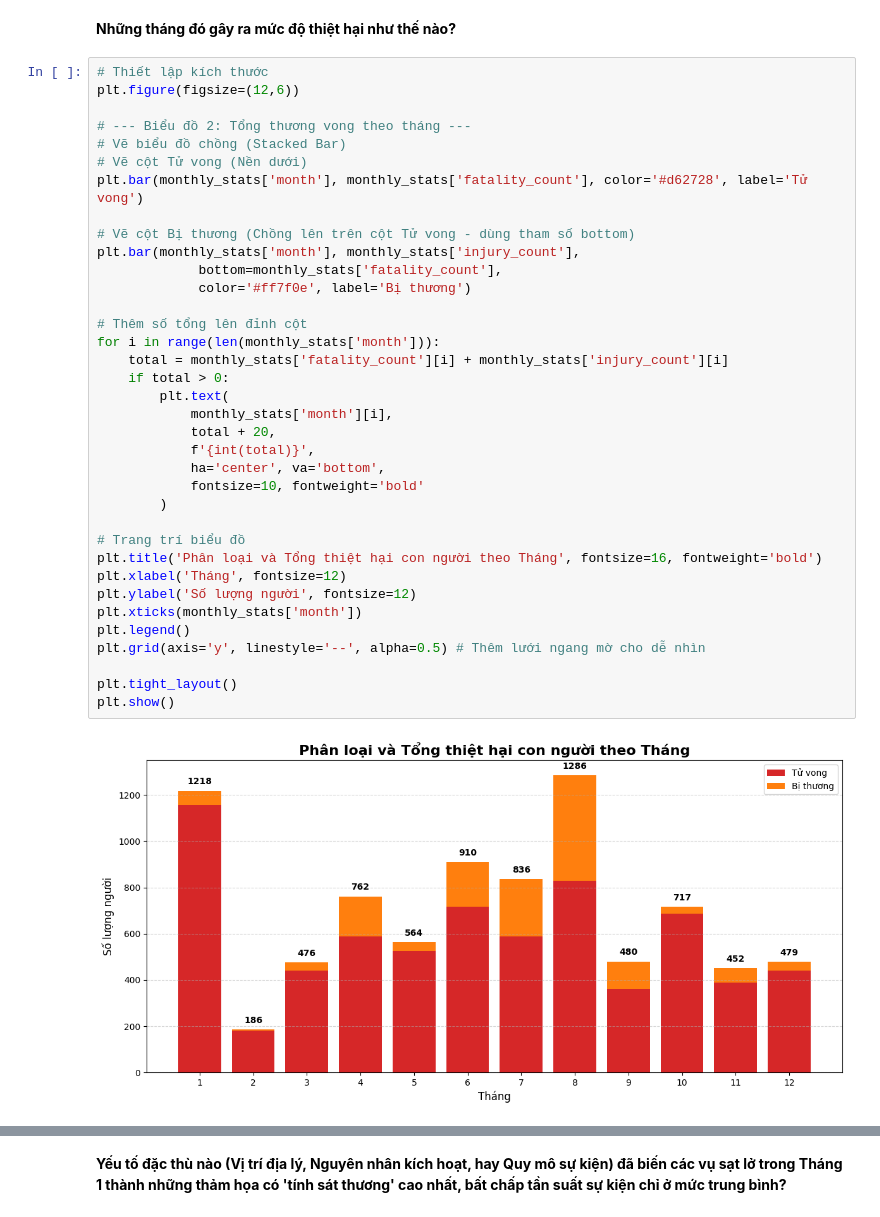
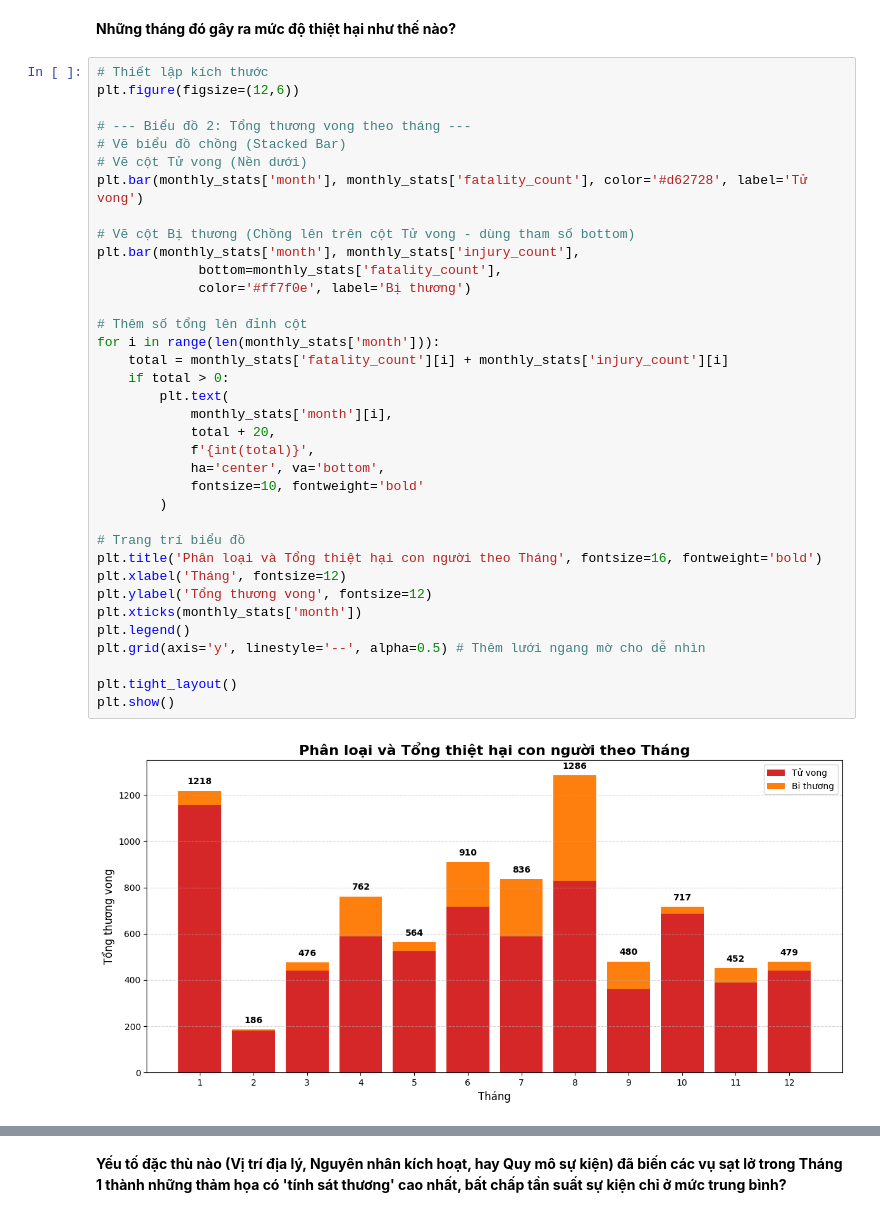
Before and after one commit to tientien01/Global-Landslide-Catalog-NASA-Analysis, a Jupyter notebook: notebook/05_modeling.ipynb, the cells around one changed output, grey strips where cells are left out. Drawn from its saved outputs; the diff is of its cells as text.

```diff
--- a/notebook/05_modeling.ipynb
+++ b/notebook/05_modeling.ipynb
@@ -166,35 +166,35 @@ plt.figure(figsize=(12,6))
 # Vẽ cột Tử vong (Nền dưới)
 plt.bar(monthly_stats['month'], monthly_stats['fatality_count'], color='#d62728', label='Tử vong')
 
 # Vẽ cột Bị thương (Chồng lên trên cột Tử vong - dùng tham số bottom)
 plt.bar(monthly_stats['month'], monthly_stats['injury_count'],
              bottom=monthly_stats['fatality_count'],
              color='#ff7f0e', label='Bị thương')
 
 # Thêm số tổng lên đỉnh cột
 for i in range(len(monthly_stats['month'])):
     total = monthly_stats['fatality_count'][i] + monthly_stats['injury_count'][i]
     if total > 0:
         plt.text(
             monthly_stats['month'][i],
             total + 20,
             f'{int(total)}',
             ha='center', va='bottom',
             fontsize=10, fontweight='bold'
         )
 
 # Trang trí biểu đồ
 plt.title('Phân loại và Tổng thiệt hại con người theo Tháng', fontsize=16, fontweight='bold')
 plt.xlabel('Tháng', fontsize=12)
-plt.ylabel('Số lượng người', fontsize=12)
+plt.ylabel('Tổng thương vong', fontsize=12)
 plt.xticks(monthly_stats['month'])
 plt.legend()
 plt.grid(axis='y', linestyle='--', alpha=0.5) # Thêm lưới ngang mờ cho dễ nhìn
 
 plt.tight_layout()
 plt.show()
 # %% [output]
-[figure, old version]
+[figure, new version]
 # %% [markdown]
 **Nhận xét:**
 - Nhìn chung qua từng tháng, tỷ lệ tử vong (màu đỏ) chiếm áp đảo so với bị thương (màu cam).
```
Also changed, not shown: parts of 10 cells of this notebook.
